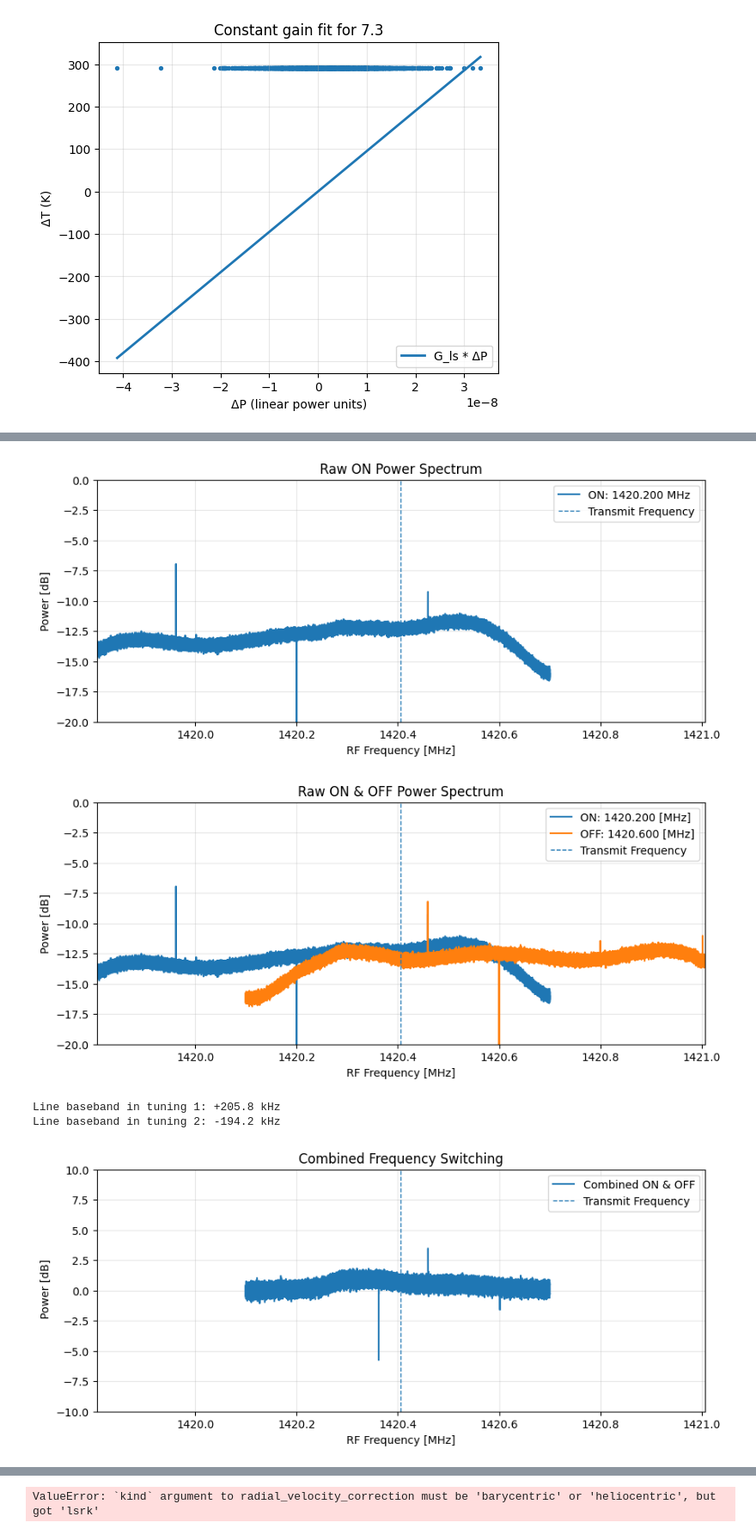
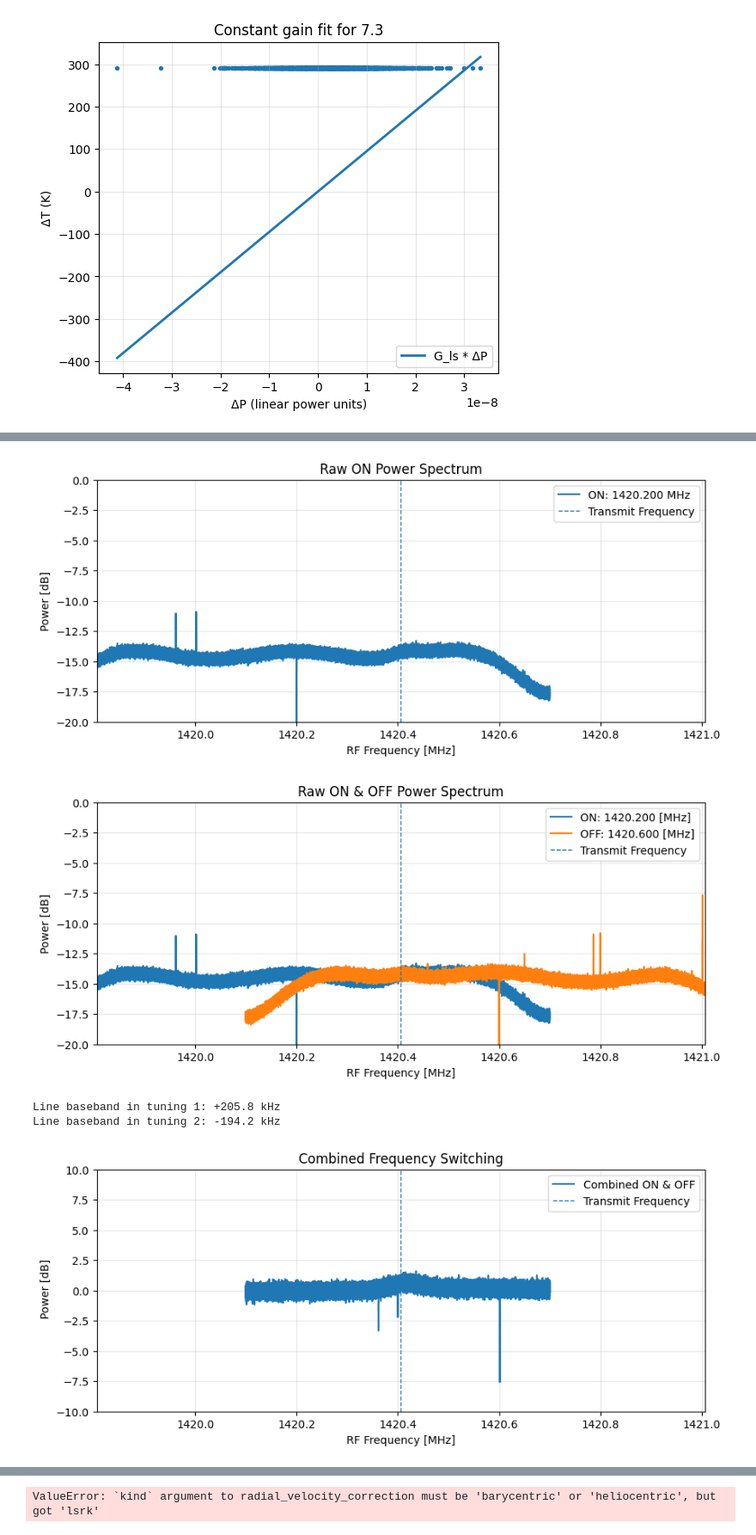
Before and after one commit to kaijaffarove/astro_lab, a Jupyter notebook: lab2.ipynb, the cells around one changed output, grey strips where cells are left out. Shown at 86% size. Saved outputs shown, nothing was run; the diff lists cells and outputs as text; code cells hidden in the pictures.

```diff
--- a/lab2.ipynb
+++ b/lab2.ipynb
@@ -220,7 +544,7 @@ import matplotlib.pyplot as plt
 # -------------------------
 # Inputs (edit these)
 # -------------------------
-file = "lab2_data/horn_loop_30b_0.2diff_perseus.npz"
+file = "lab2_data/horn_loop_30b_0.2diff.npz"
 fs = 1.0e6                         # Hz
 f1 = 1420.2e6                      # tuning 1 (your stored "on_data")
 f2 = 1420.6e6                      # tuning 2 (your stored "off_data")
@@ -355,35 +679,35 @@ cal_g  = cal_g[keep]
 idx = np.argsort(f_rf_g)
 
 plt.figure(figsize=(10,4))
 plt.plot(f_rf_g[idx]/1e6, cal_g[idx], label="Combined ON & OFF")
 plt.axvline(f_hi/1e6, ls="--", lw=1, label="Transmit Frequency")
 plt.xlim((f_hi-600e3)/1e6, (f_hi+600e3)/1e6)
 plt.ylim(-10, 10)
 plt.xlabel("RF Frequency [MHz]")
 plt.ylabel(" Power [dB]")
 plt.title("Combined Frequency Switching")
 plt.grid(True, alpha=0.3)
 plt.legend()
 plt.show()
 
 # Optional: binned calibrated (useful for weak broad HI)
 bin_size = 128
 f_b, cal_b = rebin_xy(f_rf_g[idx], cal_g[idx], bin_size=bin_size)
 
 plt.figure(figsize=(10,4))
 plt.plot(f_b/1e6, cal_b, label=f"Combined ON & OFF")
 plt.axvline(f_hi/1e6, ls="--", lw=1, label="Hydrogen Frequency")
 plt.xlim((f_hi-600e3)/1e6, (f_hi+600e3)/1e6)
 plt.ylim(-0.25, 1.25)
 plt.xlabel("RF Frequency [MHz]")
 plt.ylabel("Power [dB]")
 plt.title("Combined Frequency Switching (Binned)")
 plt.grid(True, alpha=0.3)
 plt.legend()
 plt.show()
 # %% [output]
-[figure, old version]
+[figure, new version]
-[figure, old version]
+[figure, new version]
 Line baseband in tuning 1: +205.8 kHz
 Line baseband in tuning 2: -194.2 kHz
-[figure, old version]
+[figure, new version]
```
Also changed, not shown: parts of 7 cells of this notebook.
